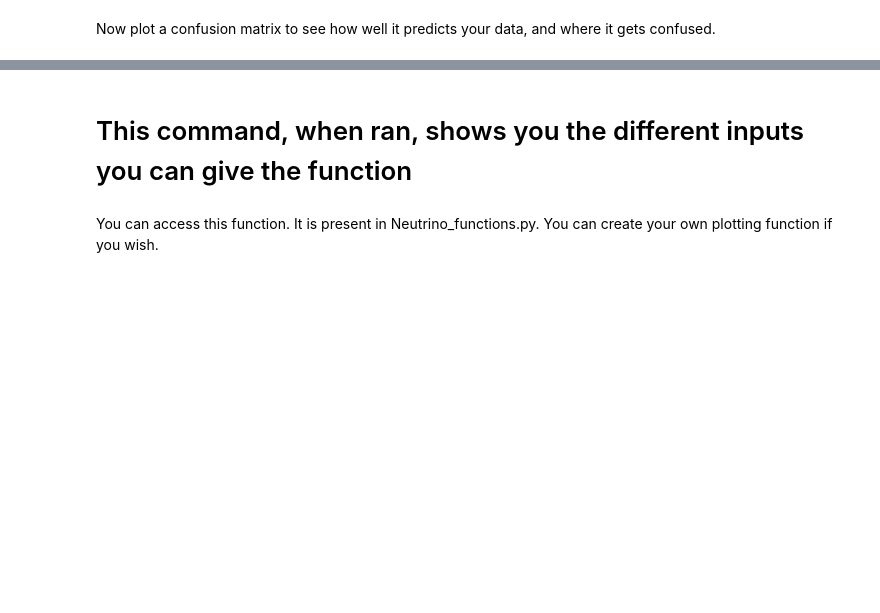
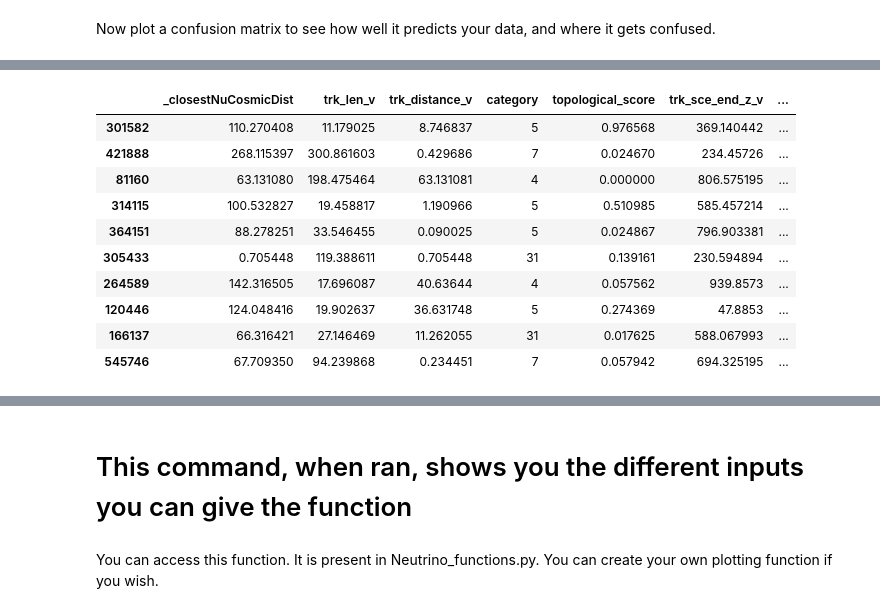
Before and after one commit to finnerudo/MScproject, a Jupyter notebook: MainAnalysis_refresh.ipynb, the cells around one changed output, grey strips where cells are left out. Saved outputs shown, nothing was run; the diff lists cells and outputs as text; code cells hidden in the pictures; blank space fills up the shorter version.

```diff
--- a/MainAnalysis_refresh.ipynb
+++ b/MainAnalysis_refresh.ipynb
@@ -226,0 +263,31 @@ plt.show()
+# %%
+# import scaling stufff
+from sklearn.preprocessing import StandardScaler
+
+MC_EXT_ML_keras = MC_EXT.copy(deep = True)
+MC_EXT_ML_keras = MC_EXT_ML_keras.drop(MC_EXT_ML_keras[MC_EXT_ML_keras.category == 21].index)
+MC_EXT_ML_keras = MC_EXT_ML_keras.drop(MC_EXT_ML_keras[MC_EXT_ML_keras.category == 10].index)
+
+# In here, set categories to 0,1,2,3
+# 0 -> 4 (cosmic)
+# 1 -> 5 (Out Fid. Vol.)
+# 2 -> 7 (EXT)
+# 3 -> 31 (mu CC)
+MC_EXT_ML_keras.loc[MC_EXT_ML_keras['category'] == 4, 'category'] = 0
+MC_EXT_ML_keras.loc[MC_EXT_ML_keras['category'] == 5, 'category'] = 1
+MC_EXT_ML_keras.loc[MC_EXT_ML_keras['category'] == 7, 'category'] = 2
+MC_EXT_ML_keras.loc[MC_EXT_ML_keras['category'] == 31, 'category'] = 3
+
+MC_EXT_ML.head(10)
+# %% [output]
+|  | _closestNuCosmicDist | trk_len_v | trk_distance_v | category | topological_score | trk_sce_end_z_v | ... |
+| 301582 | 110.270408 | 11.179025 | 8.746837 | 5 | 0.976568 | 369.140442 | ... |
+| 421888 | 268.115397 | 300.861603 | 0.429686 | 7 | 0.024670 | 234.45726 | ... |
+| 81160 | 63.131080 | 198.475464 | 63.131081 | 4 | 0.000000 | 806.575195 | ... |
+| 314115 | 100.532827 | 19.458817 | 1.190966 | 5 | 0.510985 | 585.457214 | ... |
+| 364151 | 88.278251 | 33.546455 | 0.090025 | 5 | 0.024867 | 796.903381 | ... |
+| 305433 | 0.705448 | 119.388611 | 0.705448 | 31 | 0.139161 | 230.594894 | ... |
+| 264589 | 142.316505 | 17.696087 | 40.63644 | 4 | 0.057562 | 939.8573 | ... |
+| 120446 | 124.048416 | 19.902637 | 36.631748 | 5 | 0.274369 | 47.8853 | ... |
+| 166137 | 66.316421 | 27.146469 | 11.262055 | 31 | 0.017625 | 588.067993 | ... |
+| 545746 | 67.709350 | 94.239868 | 0.234451 | 7 | 0.057942 | 694.325195 | ... |
```
Also changed, not shown: parts of 18 cells of this notebook, 2 other files.
